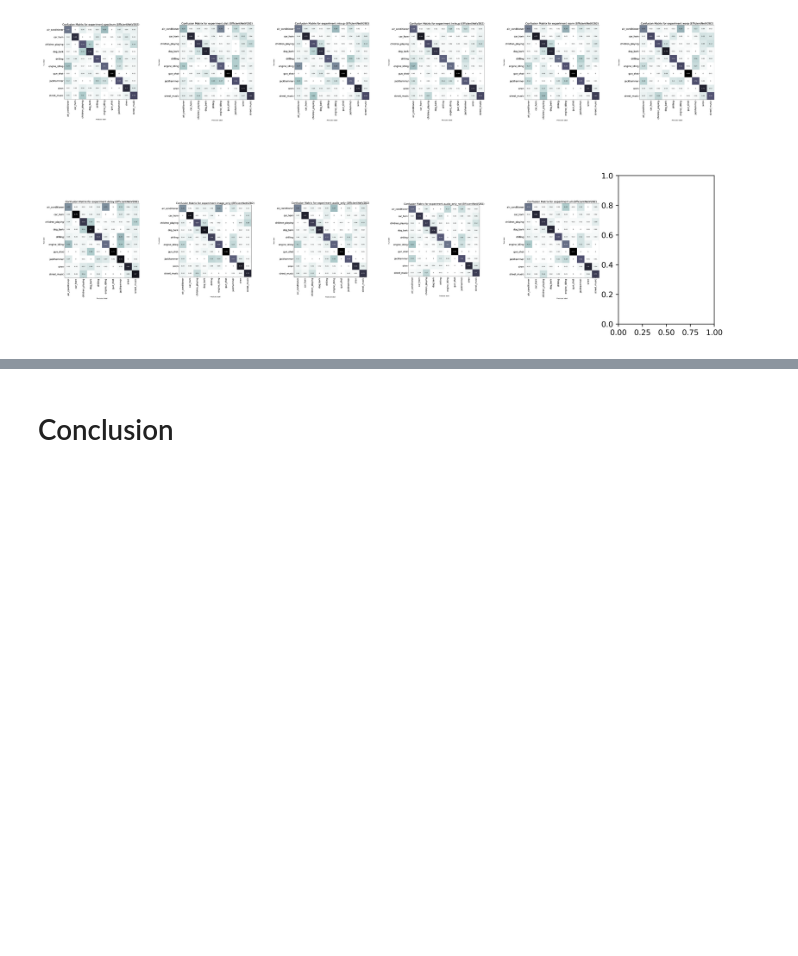
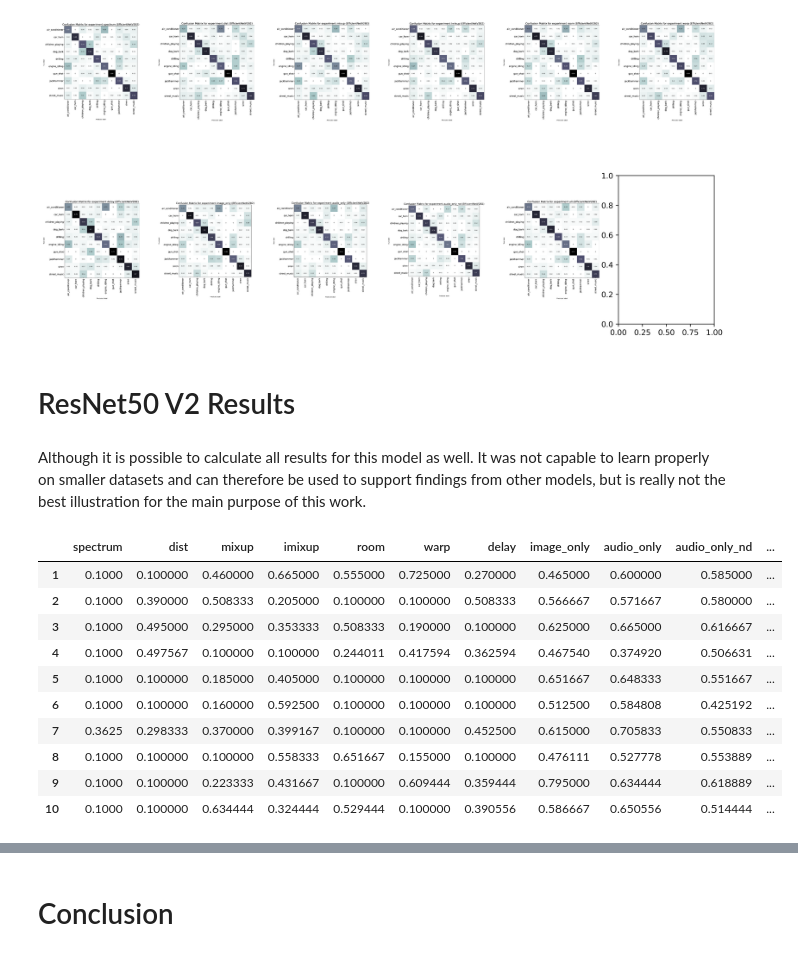
Before and after one commit to vaniastankov/Master-Thesis-code, a Jupyter notebook: src/evaluation.ipynb, the cells around one changed output, grey strips where cells are left out. Saved outputs shown, nothing was run; the diff lists cells and outputs as text; code cells hidden in the pictures; blank space fills up the shorter version.

```diff
--- a/src/evaluation.ipynb
+++ b/src/evaluation.ipynb
@@ -166,3 +167,25 @@ for i, name in enumerate(names):
 plt.show()
 # %% [output]
 [figure]
+# %% [markdown]
+# ResNet50 V2 Results
+# %% [markdown]
+Although it is possible to calculate all results for this model as well. It was not capable to learn properly on smaller datasets and can therefore be used to support findings from other models, but is really not the best illustration for the main purpose of this work.
+# %%
+df = pd.read_pickle('../ResNet50Res.pkl')
+df.head()  # How the data looks like
+acc = get_accuracy_table(df, names=names)
+summarize_table_to_latex(acc, "ResNet50")
+acc
+# %% [output]
+|  | spectrum | dist | mixup | imixup | room | warp | delay | image_only | audio_only | audio_only_nd | ... |
+| 1 | 0.1000 | 0.100000 | 0.460000 | 0.665000 | 0.555000 | 0.725000 | 0.270000 | 0.465000 | 0.600000 | 0.585000 | ... |
+| 2 | 0.1000 | 0.390000 | 0.508333 | 0.205000 | 0.100000 | 0.100000 | 0.508333 | 0.566667 | 0.571667 | 0.580000 | ... |
+| 3 | 0.1000 | 0.495000 | 0.295000 | 0.353333 | 0.508333 | 0.190000 | 0.100000 | 0.625000 | 0.665000 | 0.616667 | ... |
+| 4 | 0.1000 | 0.497567 | 0.100000 | 0.100000 | 0.244011 | 0.417594 | 0.362594 | 0.467540 | 0.374920 | 0.506631 | ... |
+| 5 | 0.1000 | 0.100000 | 0.185000 | 0.405000 | 0.100000 | 0.100000 | 0.100000 | 0.651667 | 0.648333 | 0.551667 | ... |
+| 6 | 0.1000 | 0.100000 | 0.160000 | 0.592500 | 0.100000 | 0.100000 | 0.100000 | 0.512500 | 0.584808 | 0.425192 | ... |
+| 7 | 0.3625 | 0.298333 | 0.370000 | 0.399167 | 0.100000 | 0.100000 | 0.452500 | 0.615000 | 0.705833 | 0.550833 | ... |
+| 8 | 0.1000 | 0.100000 | 0.100000 | 0.558333 | 0.651667 | 0.155000 | 0.100000 | 0.476111 | 0.527778 | 0.553889 | ... |
+| 9 | 0.1000 | 0.100000 | 0.223333 | 0.431667 | 0.100000 | 0.609444 | 0.359444 | 0.795000 | 0.634444 | 0.618889 | ... |
+| 10 | 0.1000 | 0.100000 | 0.634444 | 0.324444 | 0.529444 | 0.100000 | 0.390556 | 0.586667 | 0.650556 | 0.514444 | ... |
```
Also changed, not shown: parts of 5 cells of this notebook, 4 other files.
